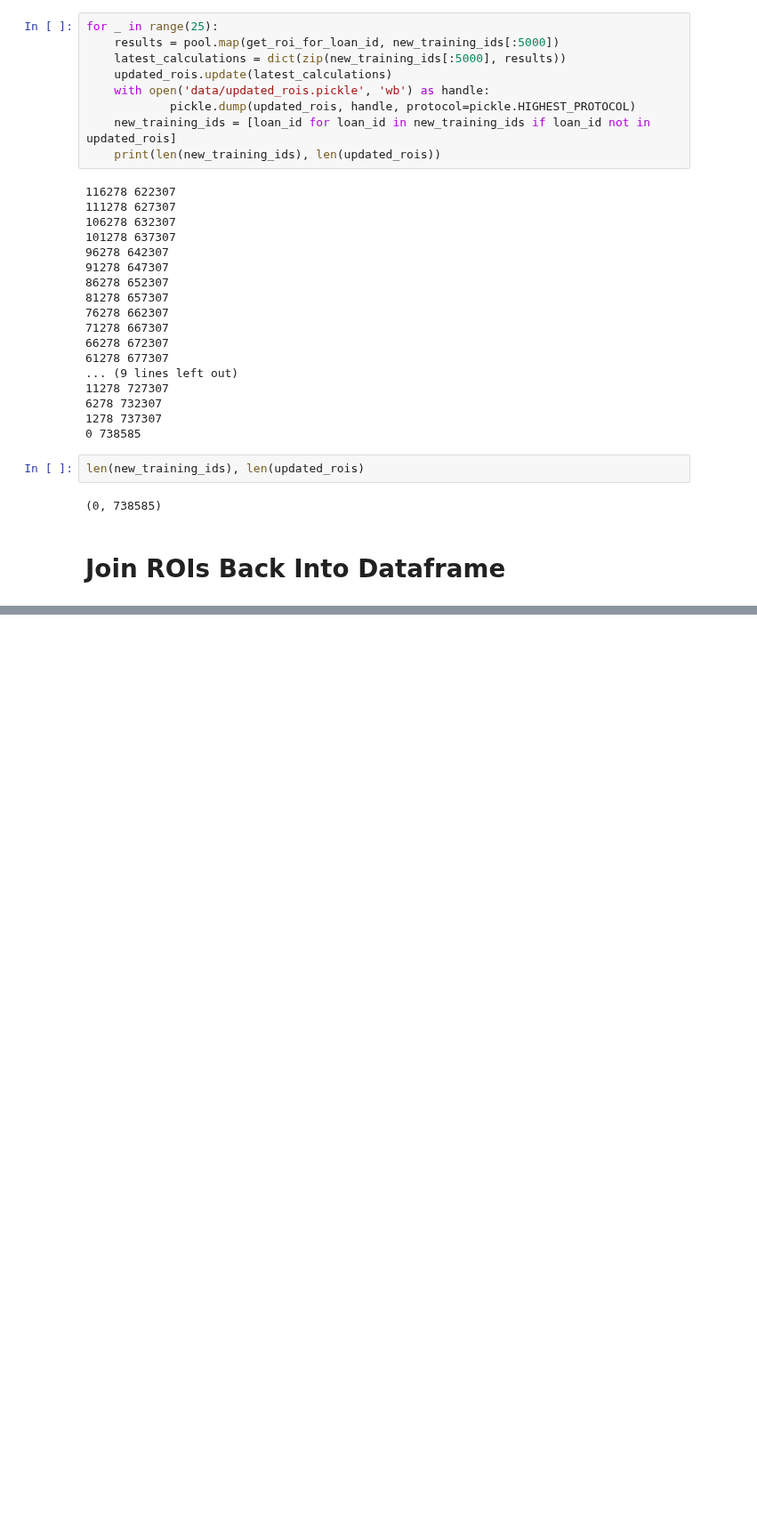
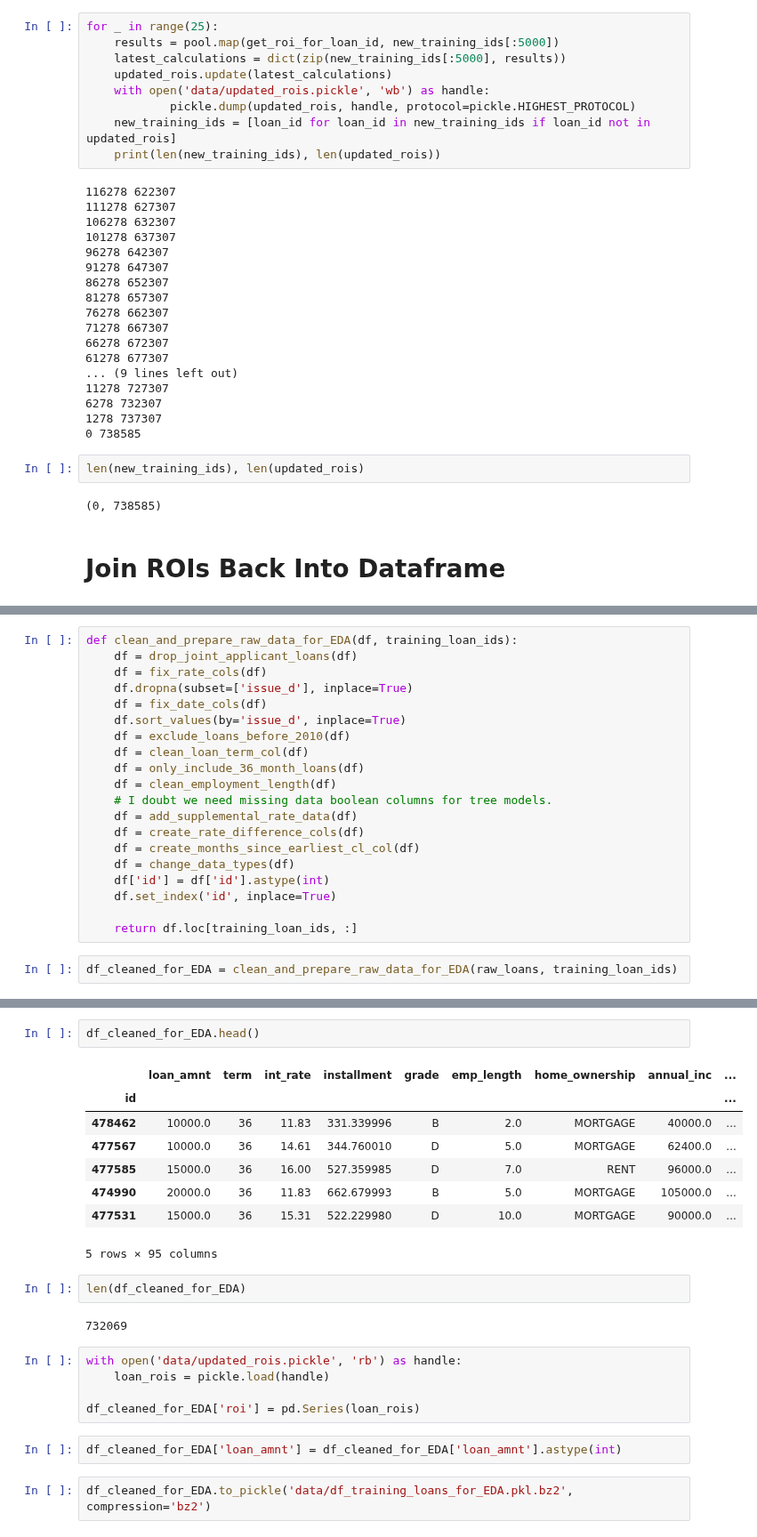
Before and after one commit to Booleans/consumer-loan-investment-strategy-simulator, a Jupyter notebook: FromScratch.ipynb, the cells around one changed output, grey strips where cells are left out. Shown at 89% size. Saved outputs shown, nothing was run; the diff lists cells and outputs as text; blank space fills up the shorter version.

Commit message:
Updated EDA, Modeling, and Simulation Notebooks

```diff
--- a/FromScratch.ipynb
+++ b/FromScratch.ipynb
@@ -347,0 +383,22 @@ len(new_training_ids), len(updated_rois)
+# %%
+def clean_and_prepare_raw_data_for_EDA(df, training_loan_ids):
+    df = drop_joint_applicant_loans(df)
+    df = fix_rate_cols(df)
+    df.dropna(subset=['issue_d'], inplace=True)
+    df = fix_date_cols(df)
+    df.sort_values(by='issue_d', inplace=True)
+    df = exclude_loans_before_2010(df)
+    df = clean_loan_term_col(df)
+    df = only_include_36_month_loans(df)
+    df = clean_employment_length(df)
+    # I doubt we need missing data boolean columns for tree models.
+    df = add_supplemental_rate_data(df)
+    df = create_rate_difference_cols(df)
+    df = create_months_since_earliest_cl_col(df)
+    df = change_data_types(df)
+    df['id'] = df['id'].astype(int)
+    df.set_index('id', inplace=True)
+
+    return df.loc[training_loan_ids, :]
+# %%
+df_cleaned_for_EDA = clean_and_prepare_raw_data_for_EDA(raw_loans, training_loan_ids)
@@ -347,0 +423,24 @@ len(new_training_ids), len(updated_rois)
+# %%
+df_cleaned_for_EDA.head()
+# %% [output]
+|  | loan_amnt | term | int_rate | installment | grade | emp_length | home_ownership | annual_inc | ... |
+| id |  |  |  |  |  |  |  |  | ... |
+| 478462 | 10000.0 | 36 | 11.83 | 331.339996 | B | 2.0 | MORTGAGE | 40000.0 | ... |
+| 477567 | 10000.0 | 36 | 14.61 | 344.760010 | D | 5.0 | MORTGAGE | 62400.0 | ... |
+| 477585 | 15000.0 | 36 | 16.00 | 527.359985 | D | 7.0 | RENT | 96000.0 | ... |
+| 474990 | 20000.0 | 36 | 11.83 | 662.679993 | B | 5.0 | MORTGAGE | 105000.0 | ... |
+| 477531 | 15000.0 | 36 | 15.31 | 522.229980 | D | 10.0 | MORTGAGE | 90000.0 | ... |
+5 rows × 95 columns
+# %%
+len(df_cleaned_for_EDA)
+# %% [output]
+732069
+# %%
+with open('data/updated_rois.pickle', 'rb') as handle:
+    loan_rois = pickle.load(handle)
+
+df_cleaned_for_EDA['roi'] = pd.Series(loan_rois)
+# %%
+df_cleaned_for_EDA['loan_amnt'] = df_cleaned_for_EDA['loan_amnt'].astype(int)
+# %%
+df_cleaned_for_EDA.to_pickle('data/df_training_loans_for_EDA.pkl.bz2', compression='bz2')
```
Also changed, not shown: parts of 11 cells of this notebook, 2 other files.
